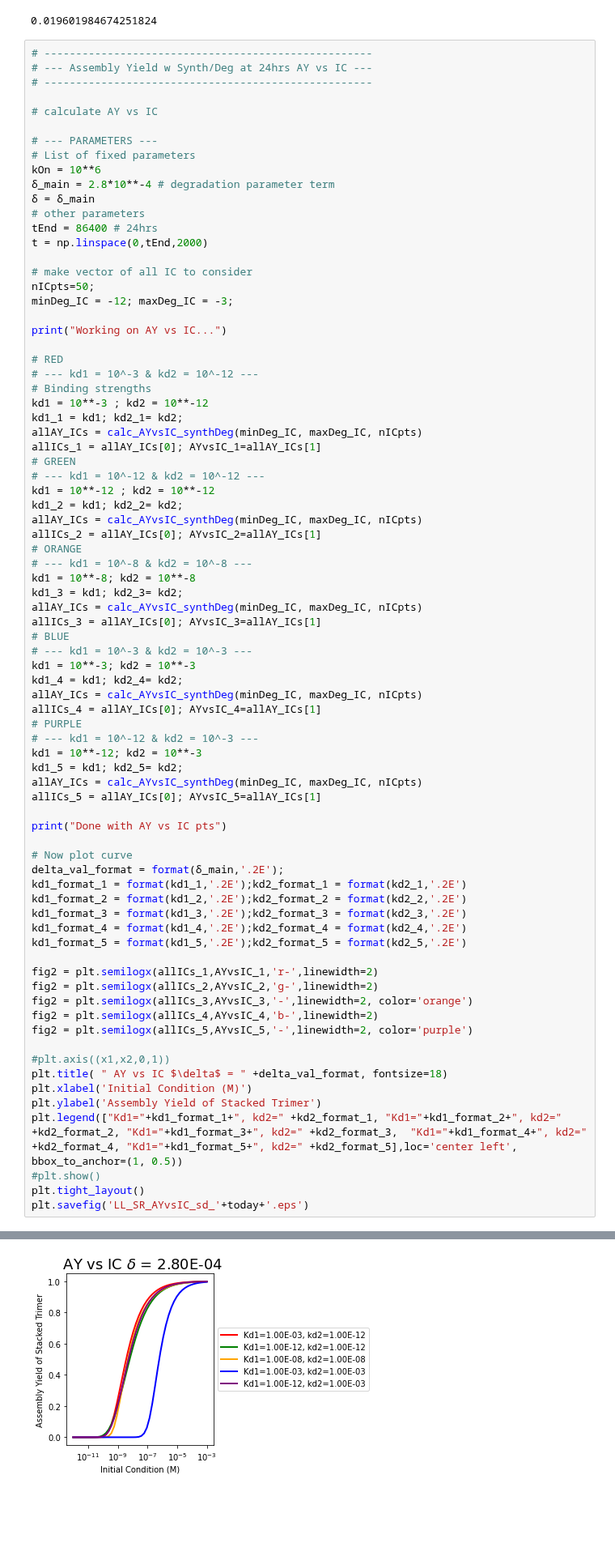
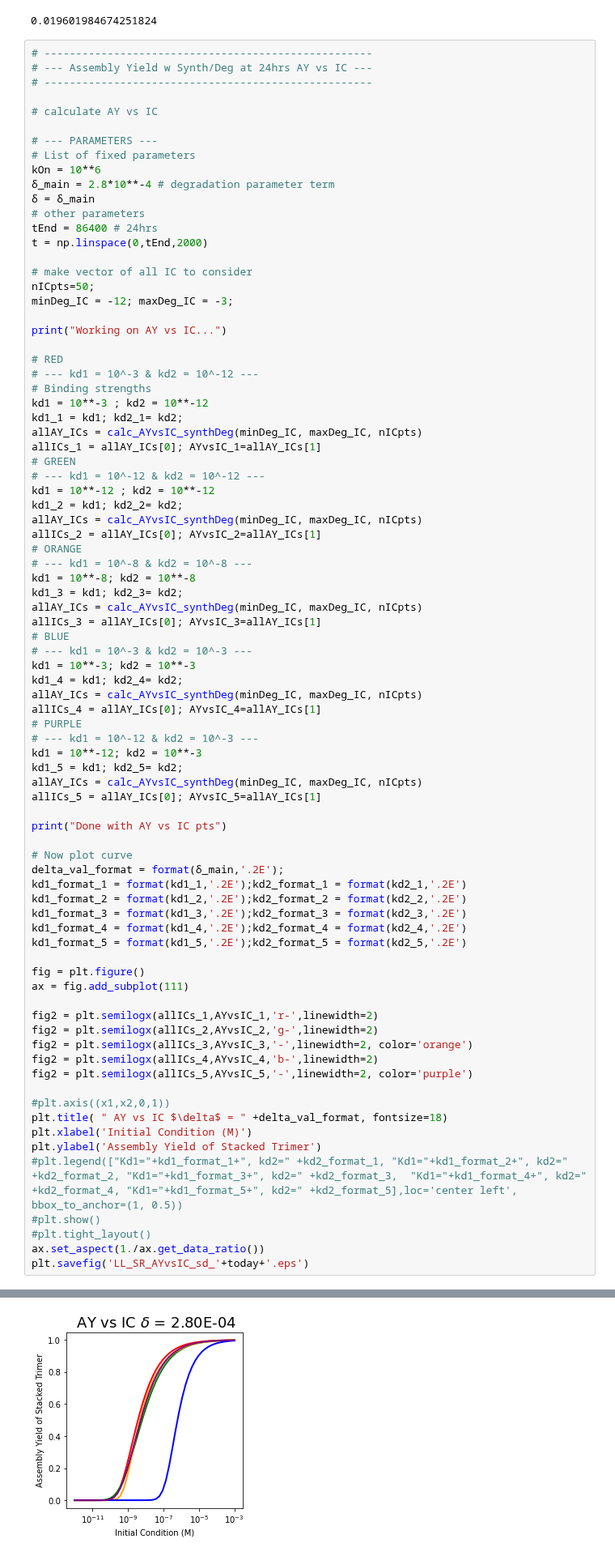
Before and after one commit to llagunes-324B21/Persephone_SR, a Jupyter notebook: May_2022/LL_SR_05_2022.ipynb, the cells around one changed output, grey strips where cells are left out. Shown at 81% size. Drawn from its saved outputs; the diff is of its cells as text; blank space fills up the shorter version.

Commit message:
plot final fig 3. still need the ay tc -LL

```diff
--- a/May_2022/LL_SR_05_2022.ipynb
+++ b/May_2022/LL_SR_05_2022.ipynb
@@ -845,6 +892,9 @@ kd1_format_3 = format(kd1_3,'.2E');kd2_format_3 = format(kd2_3,'.2E')
 kd1_format_4 = format(kd1_4,'.2E');kd2_format_4 = format(kd2_4,'.2E')
 kd1_format_5 = format(kd1_5,'.2E');kd2_format_5 = format(kd2_5,'.2E')
 
+fig = plt.figure()
+ax = fig.add_subplot(111)
+
 fig2 = plt.semilogx(allICs_1,AYvsIC_1,'r-',linewidth=2)
 fig2 = plt.semilogx(allICs_2,AYvsIC_2,'g-',linewidth=2)
 fig2 = plt.semilogx(allICs_3,AYvsIC_3,'-',linewidth=2, color='orange')
@@ -855,9 +905,10 @@ fig2 = plt.semilogx(allICs_5,AYvsIC_5,'-',linewidth=2, color='purple')
 plt.title( " AY vs IC $\delta$ = " +delta_val_format, fontsize=18)
 plt.xlabel('Initial Condition (M)')
 plt.ylabel('Assembly Yield of Stacked Trimer')
-plt.legend(["Kd1="+kd1_format_1+", kd2=" +kd2_format_1, "Kd1="+kd1_format_2+", kd2=" +kd2_format_2, "Kd1="+kd1_format_3+", kd2=" +kd2_format_3,  "Kd1="+kd1_format_4+", kd2=" +kd2_format_4, "Kd1="+kd1_format_5+", kd2=" +kd2_format_5],loc='center left', bbox_to_anchor=(1, 0.5))
+#plt.legend(["Kd1="+kd1_format_1+", kd2=" +kd2_format_1, "Kd1="+kd1_format_2+", kd2=" +kd2_format_2, "Kd1="+kd1_format_3+", kd2=" +kd2_format_3,  "Kd1="+kd1_format_4+", kd2=" +kd2_format_4, "Kd1="+kd1_format_5+", kd2=" +kd2_format_5],loc='center left', bbox_to_anchor=(1, 0.5))
 #plt.show()
-plt.tight_layout()
+#plt.tight_layout()
+ax.set_aspect(1./ax.get_data_ratio())
 plt.savefig('LL_SR_AYvsIC_sd_'+today+'.eps')
 # %% [output]
 Working on AY vs IC...
@@ -867,4 +916,4 @@ The PostScript backend does not support transparency; partially transparent arti
-[figure, old version]
+[figure, new version]
 # %%
 # ----------------------------------------------------
 # --- Assembly Yield w Synth/Deg at 24hrs AY vs IC ---
```
Also changed, not shown: parts of 10 cells of this notebook.
